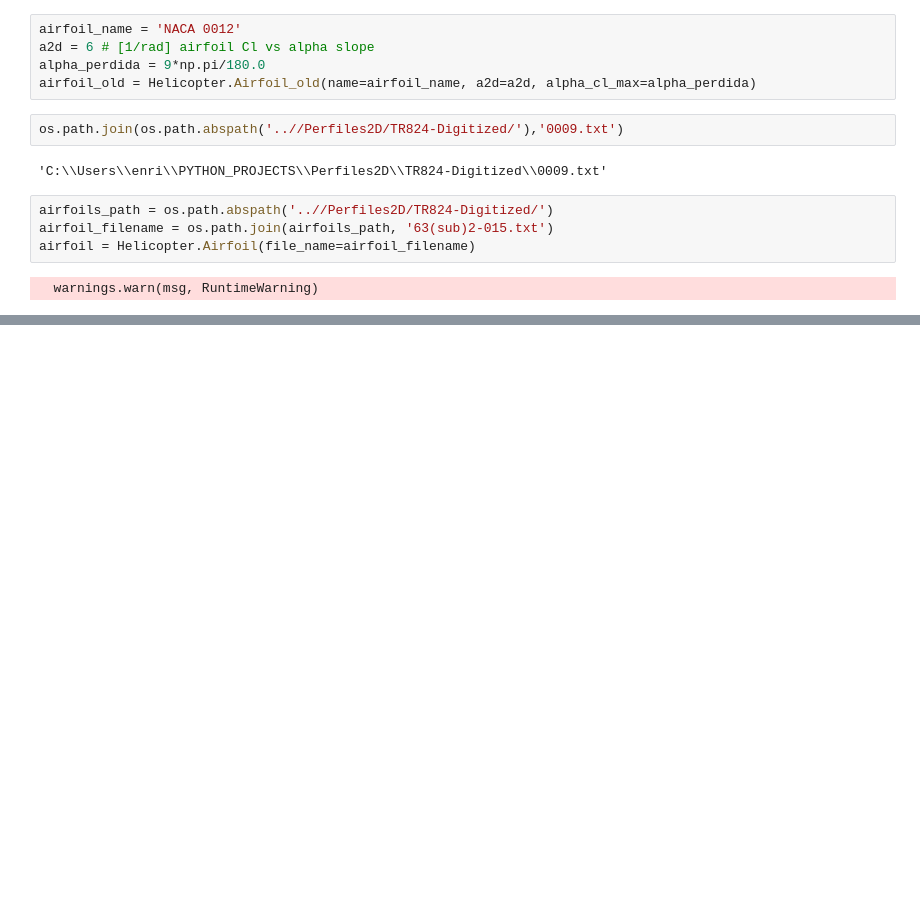
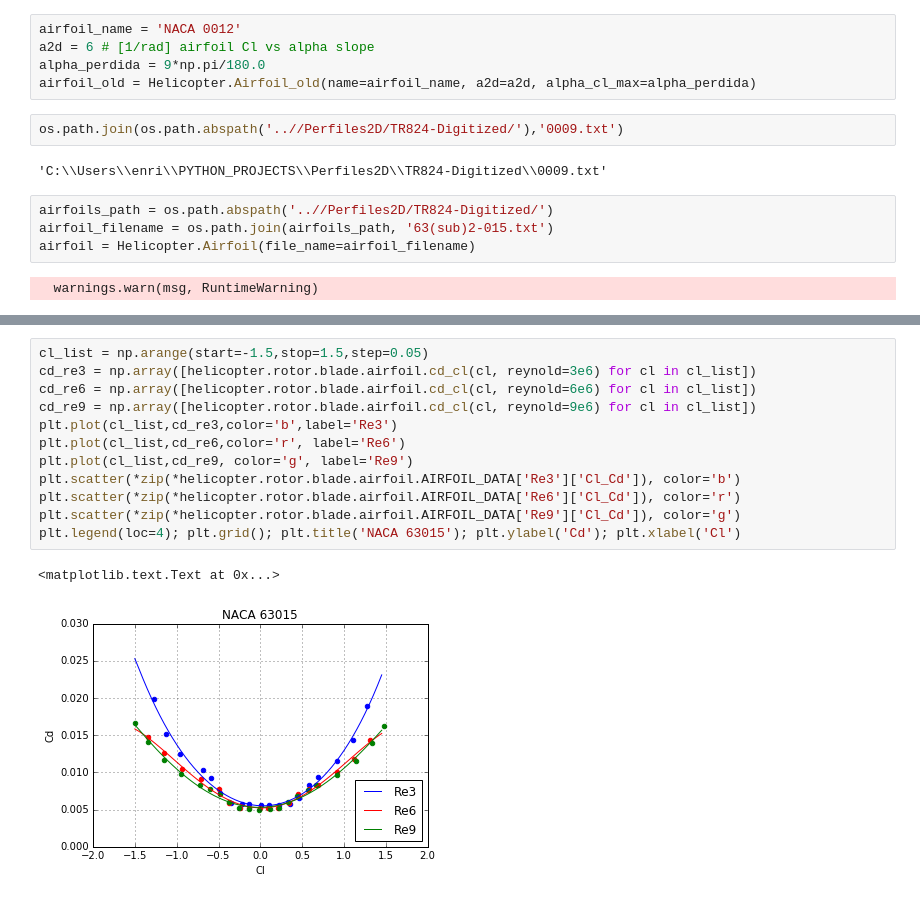
Before and after one commit to enritoomey/helicopters, a Jupyter notebook: TP1_helicopteros_class.ipynb, the cells around one changed output, grey strips where cells are left out. Cells and saved outputs as stored; diff of their text form; blank space fills up the shorter version.

```diff
--- a/TP1_helicopteros_class.ipynb
+++ b/TP1_helicopteros_class.ipynb
@@ -74,0 +95,15 @@ helicopter.engine = Helicopter.Helicopter.Engine(engine_type=engine_manufacturer
+# %%
+cl_list = np.arange(start=-1.5,stop=1.5,step=0.05)
+cd_re3 = np.array([helicopter.rotor.blade.airfoil.cd_cl(cl, reynold=3e6) for cl in cl_list])
+cd_re6 = np.array([helicopter.rotor.blade.airfoil.cd_cl(cl, reynold=6e6) for cl in cl_list])
+cd_re9 = np.array([helicopter.rotor.blade.airfoil.cd_cl(cl, reynold=9e6) for cl in cl_list])
+plt.plot(cl_list,cd_re3,color='b',label='Re3')
+plt.plot(cl_list,cd_re6,color='r', label='Re6')
+plt.plot(cl_list,cd_re9, color='g', label='Re9')
+plt.scatter(*zip(*helicopter.rotor.blade.airfoil.AIRFOIL_DATA['Re3']['Cl_Cd']), color='b')
+plt.scatter(*zip(*helicopter.rotor.blade.airfoil.AIRFOIL_DATA['Re6']['Cl_Cd']), color='r')
+plt.scatter(*zip(*helicopter.rotor.blade.airfoil.AIRFOIL_DATA['Re9']['Cl_Cd']), color='g')
+plt.legend(loc=4); plt.grid(); plt.title('NACA 63015'); plt.ylabel('Cd'); plt.xlabel('Cl')
+# %% [output]
+<matplotlib.text.Text at 0x...>
+[figure, added]
```
Also changed, not shown: parts of 13 cells of this notebook.
